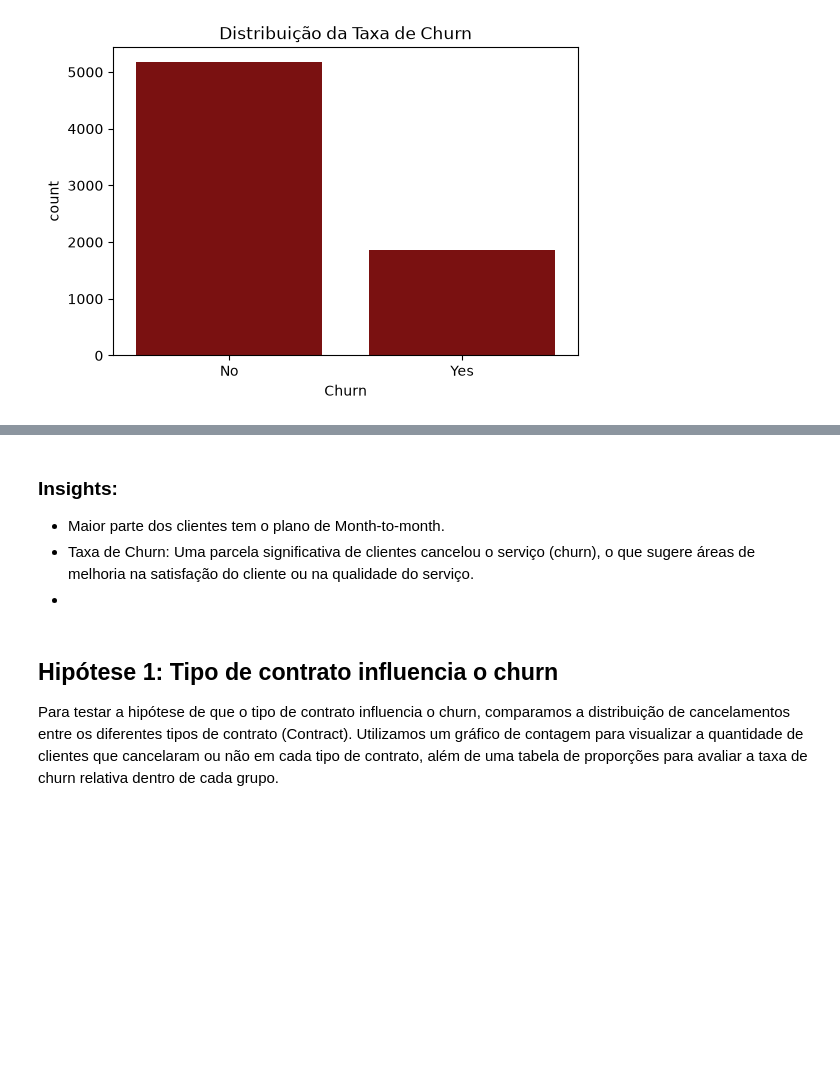
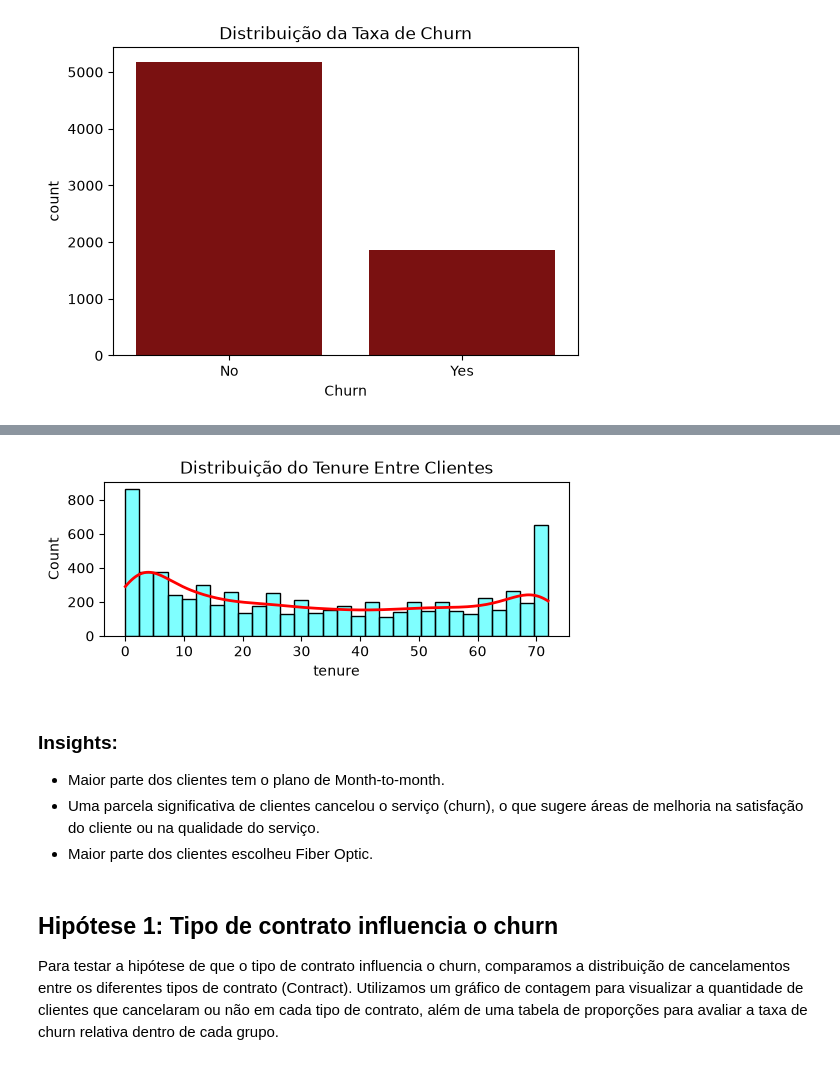
Before and after one commit to rouxstuff/churn_analysis, a Jupyter notebook: churn_analysis.ipynb, the cells around one changed output, grey strips where cells are left out. Cells and saved outputs as stored; diff of their text form; code cells hidden in the pictures; blank space fills up the shorter version.

```diff
--- a/churn_analysis.ipynb
+++ b/churn_analysis.ipynb
@@ -112,9 +112,20 @@ plt.show()
+# %%
+plt.figure(figsize=(6,2))
+ax = sns.histplot(data['tenure'], bins=30, kde=True, color='cyan')
+
+ax.lines[0].set_color('red')
+ax.lines[0].set_linewidth(2)
+plt.title('Distribuição do Tenure Entre Clientes')
+
+plt.show()
+# %% [output]
+[figure, added]
 # %% [markdown]
 ### Insights:
 
 * Maior parte dos clientes tem o plano de Month-to-month.
-* Taxa de Churn: Uma parcela significativa de clientes cancelou o serviço (churn), o que sugere áreas de melhoria na satisfação do cliente ou na qualidade do serviço.
-*
+* Uma parcela significativa de clientes cancelou o serviço (churn), o que sugere áreas de melhoria na satisfação do cliente ou na qualidade do serviço.
+* Maior parte dos clientes escolheu Fiber Optic.
 # %% [markdown]
 ## Hipótese 1: Tipo de contrato influencia o churn
 Para testar a hipótese de que o tipo de contrato influencia o churn, comparamos a distribuição de cancelamentos entre os diferentes tipos de contrato (Contract). Utilizamos um gráfico de contagem para visualizar a quantidade de clientes que cancelaram ou não em cada tipo de contrato, além de uma tabela de proporções para avaliar a taxa de churn relativa dentro de cada grupo.
```
Also changed, not shown: parts of 1 cell of this notebook.
